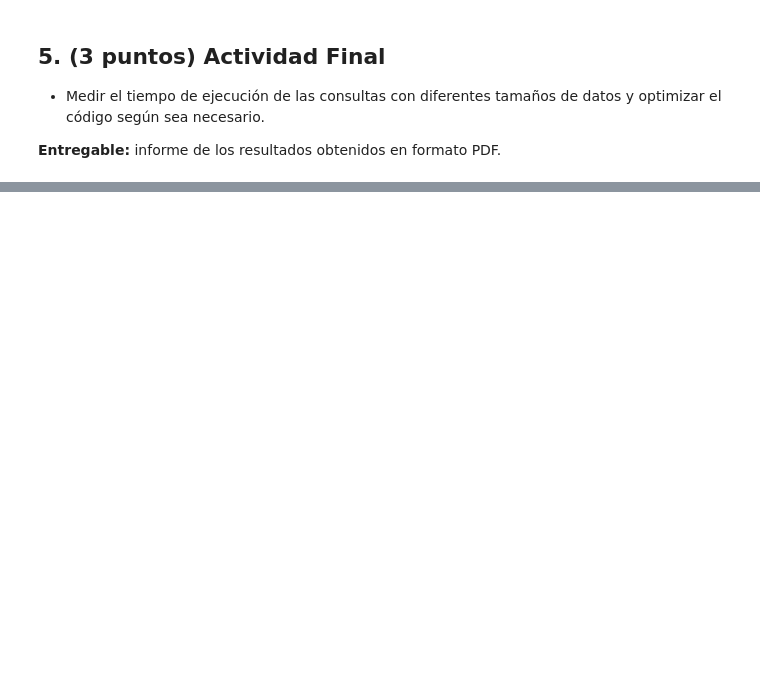
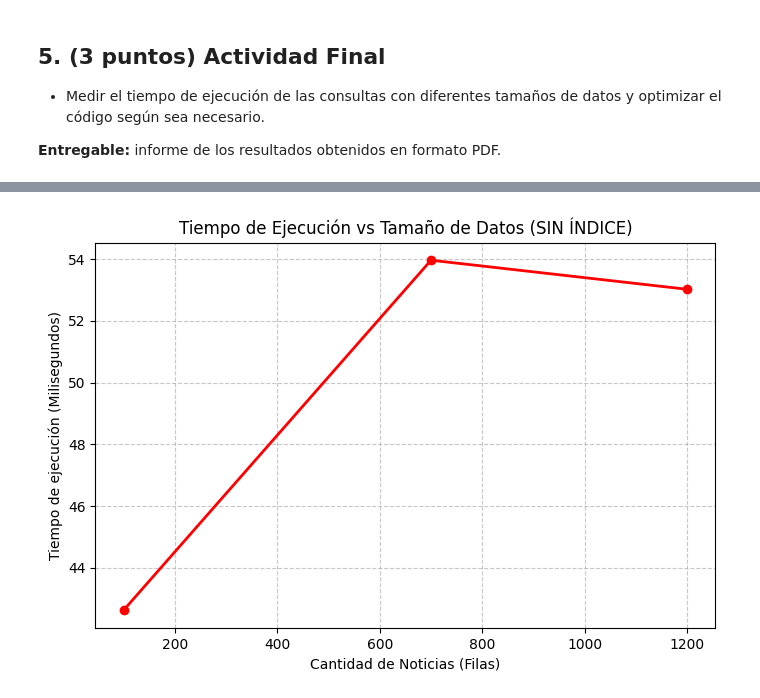
Before and after one commit to JosephAnderson234/Lab8-DB2, a Jupyter notebook: Laboratorio 08.1 - Bag of Words.ipynb, the cells around one changed output, grey strips where cells are left out. Saved outputs shown, nothing was run; the diff lists cells and outputs as text; code cells hidden in the pictures; blank space fills up the shorter version.

```diff
--- a/Laboratorio 08.1 - Bag of Words.ipynb
+++ b/Laboratorio 08.1 - Bag of Words.ipynb
@@ -104,11 +103,11 @@ import pandas as pd
 
 def connect_db():
     conn = psycopg2.connect(
-        dbname="lab8db",
+        dbname="lab8",
         user="postgres",
-        password="123456",
-        host="localhost",
-        port="5000"
+        password="postgres",
+        host="127.0.0.1",
+        port="5432"
     )
     return conn
 
@@ -316,6 +381,14 @@ test_queries = [
     "México OR Perú",  # Consulta con OR
     "México AND-NOT Perú",  # Consulta con AND-NOT
     "nonexistent term",  # no debería devolver resultados
+    "energía AND renovable AND oceánica",
+    "criptomonedas OR bitcoin OR regulación",
+    "inversión AND digital AND-NOT riesgo",
+    "inteligencia artificial innovación",
+    "México OR Perú AND economía",
+    "turismo AND sostenible AND-NOT contaminación",
+    "venture capital OR financiamiento",
+    "extraterrestre AND ovni OR atlántida"
 ]
 
 for query in test_queries:
@@ -326,7 +399,7 @@ for query in test_queries:
         print("No se encontraron documentos.")
     else:
         print("Resultados encontrados:")
-        print(results[['id', 'text_column']].head())
+        print(results[['id', 'contenido']].head())
     print("-" * 50)
 # %% [output]
 Probando consulta: 'transformación AND sostenible'
@@ -347,3 +425,72 @@ No se encontraron documentos.
 
 
 **Entregable:** informe de los resultados obtenidos en formato PDF.
+# %%
+import time
+import pandas as pd
+import matplotlib.pyplot as plt
+
+tamanos = [100, 700, 1200]
+tiempos_ejecucion = []
+
+conn = connect_db()
+cursor = conn.cursor()
+
+print("Iniciando medición de rendimiento para múltiples queries...")
+
+for limite in tamanos:
+    # Vamos a repetir el bloque entero unas 10 veces para estabilizar el promedio ya que los tiempos son bajos
+    repeticiones = 10
+
+    inicio = time.time()
+
+    for _ in range(repeticiones):
+        for query_str in test_queries:
+            tokens = query_str.split()
+            sql_conditions = []
+            params = []
+            last_was_word = False
+
+            for token in tokens:
+                if token in ["AND", "OR", "AND-NOT"]:
+                    if token == "AND": sql_conditions.append("AND")
+                    elif token == "OR": sql_conditions.append("OR")
+                    elif token == "AND-NOT": sql_conditions.append("AND NOT")
+                    last_was_word = False
+                else:
+                    if last_was_word: sql_conditions.append("AND")
+
+                    tokens_limpios = preprocess(token)
+                    token_final = tokens_limpios[0] if len(tokens_limpios) > 0 else "termino_ignorado"
+
+                    sql_conditions.append("bag_of_words ? %s")
+                    params.append(token_final)
+                    last_was_word = True
+
+            where_clause = " ".join(sql_conditions)
+
+            sql_query = f"SELECT id FROM noticias WHERE {where_clause} LIMIT {limite};"
+
+            # Ejecutar
+            cursor.execute(sql_query, tuple(params))
+            cursor.fetchall()
+
+    fin = time.time()
+
+    # Calculamos el tiempo promedio
+    tiempo_promedio_ms = ((fin - inicio) / repeticiones) * 1000
+    tiempos_ejecucion.append(tiempo_promedio_ms)
+    print(f"Tamaño {limite} filas -> Tiempo promedio para 12 consultas: {tiempo_promedio_ms:.4f} ms")
+
+cursor.close()
+conn.close()
+
+# Dibujar el gráfico para tu PDF
+plt.figure(figsize=(8, 5))
+plt.plot(tamanos, tiempos_ejecucion, marker='o', color='red', linestyle='-', linewidth=2)
+plt.title('Tiempo de Ejecución vs Tamaño de Datos (SIN ÍNDICE)')
+plt.xlabel('Cantidad de Noticias (Filas)')
+plt.ylabel('Tiempo de ejecución (Milisegundos)')
+plt.grid(True, linestyle='--', alpha=0.7)
+plt.show()
+# %% [output]
@@ -349,0 +501 @@ No se encontraron documentos.
+[figure, added]
```
Also changed, not shown: parts of 11 cells of this notebook, 2 other files.
